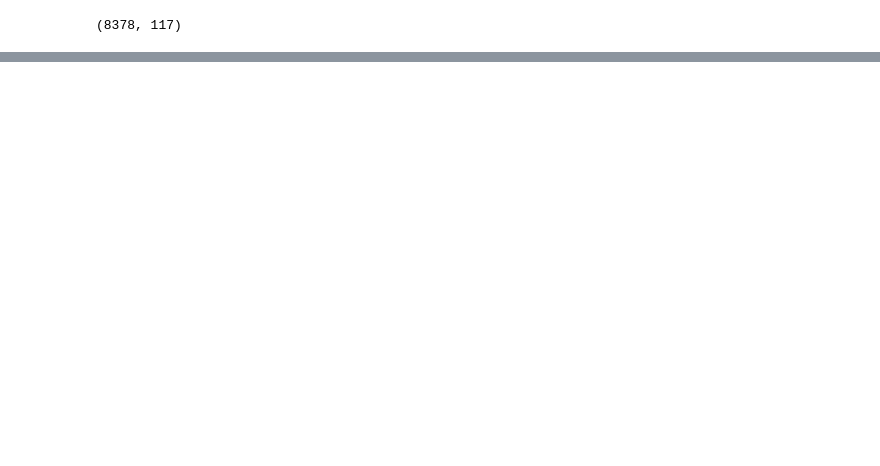
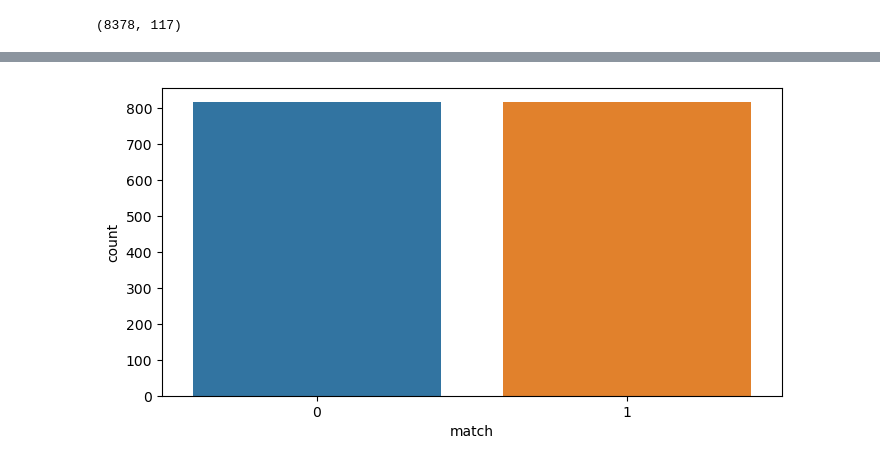
Before and after one commit to schwartzh2017/Machine_learning_final_project, a Jupyter notebook: data_intro_bins.ipynb, the cells around one changed output, grey strips where cells are left out. Drawn from its saved outputs; the diff is of its cells as text; code cells hidden in the pictures; blank space fills up the shorter version.

Commit message:
adding equal match files

```diff
--- a/data_intro_bins.ipynb
+++ b/data_intro_bins.ipynb
@@ -114,3 +116,17 @@ df_wo_bins.head()
 # %%
 #df_wo_bins.to_csv('clean_speeddating_with_na_removed_bins.csv')
 df_with_bins.to_csv('clean_speeddating_with_na_only_bins.csv')
+# %%
+df_matches = df_with_bins[df_with_bins['match'] == 1]
+df_no_match = df_with_bins[df_with_bins['match'] == 0]
+df_no_match = df_no_match.sample(n=816)
+df_matches.shape
+df_final = pd.concat([df_matches, df_no_match])
+df_final.shape
+
+plt.figure(figsize=(8,4))
+sns.countplot(x='match', data=df_final)
+
+df_final.to_csv('clean_speeddating_with_na_only_bins_equal_match.csv')
+# %% [output]
+[figure, added]
```
Also changed, not shown: parts of 3 cells of this notebook, 3 other files.
